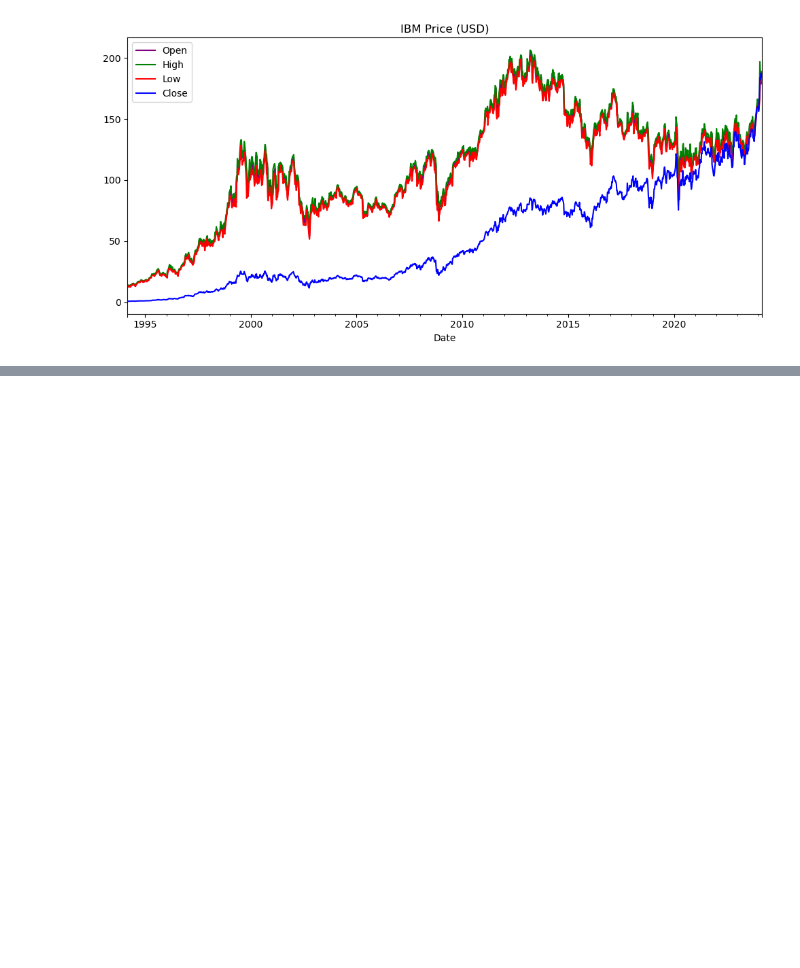
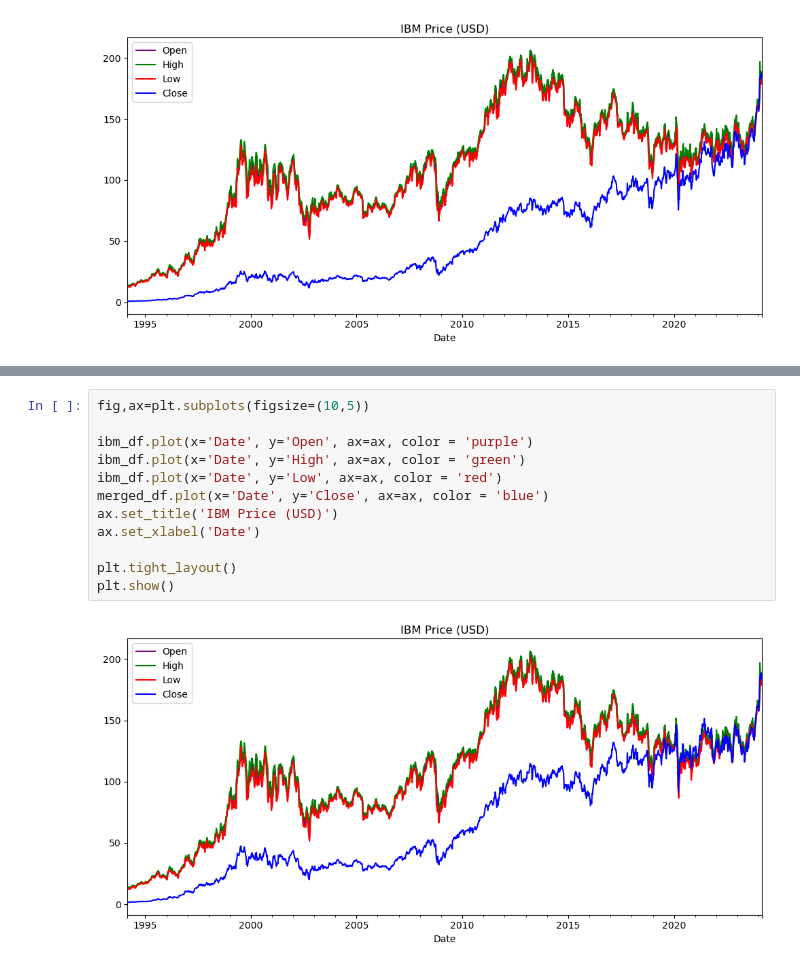
Before and after one commit to elenatomasella/ML, a Jupyter notebook: ibm_preprocessing.ipynb, the cells around one changed output, grey strips where cells are left out. Drawn from its saved outputs; the diff is of its cells as text; blank space fills up the shorter version.

```diff
--- a/ibm_preprocessing.ipynb
+++ b/ibm_preprocessing.ipynb
@@ -196,0 +238,14 @@ plt.show()
+# %%
+fig,ax=plt.subplots(figsize=(10,5))
+
+ibm_df.plot(x='Date', y='Open', ax=ax, color = 'purple')
+ibm_df.plot(x='Date', y='High', ax=ax, color = 'green')
+ibm_df.plot(x='Date', y='Low', ax=ax, color = 'red')
+merged_df.plot(x='Date', y='Close', ax=ax, color = 'blue')
+ax.set_title('IBM Price (USD)')
+ax.set_xlabel('Date')
+
+plt.tight_layout()
+plt.show()
+# %% [output]
+[figure, added]
```
Also changed, not shown: parts of 19 cells of this notebook, 1 other file.
